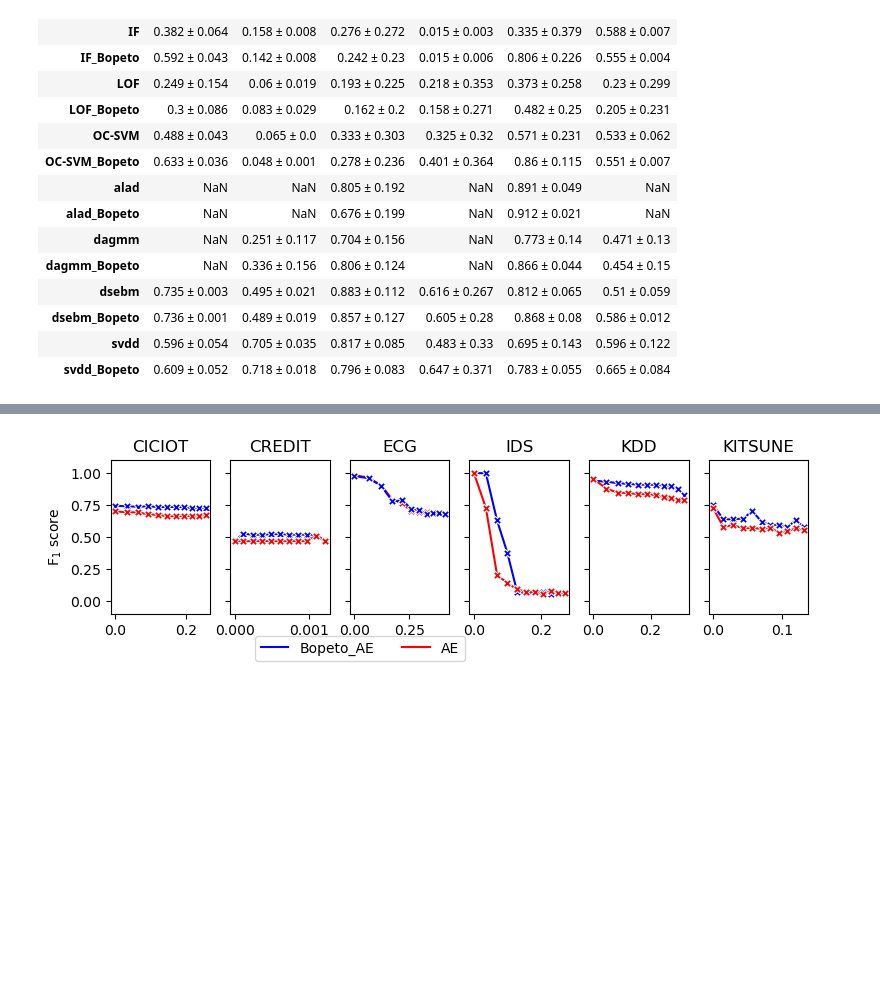
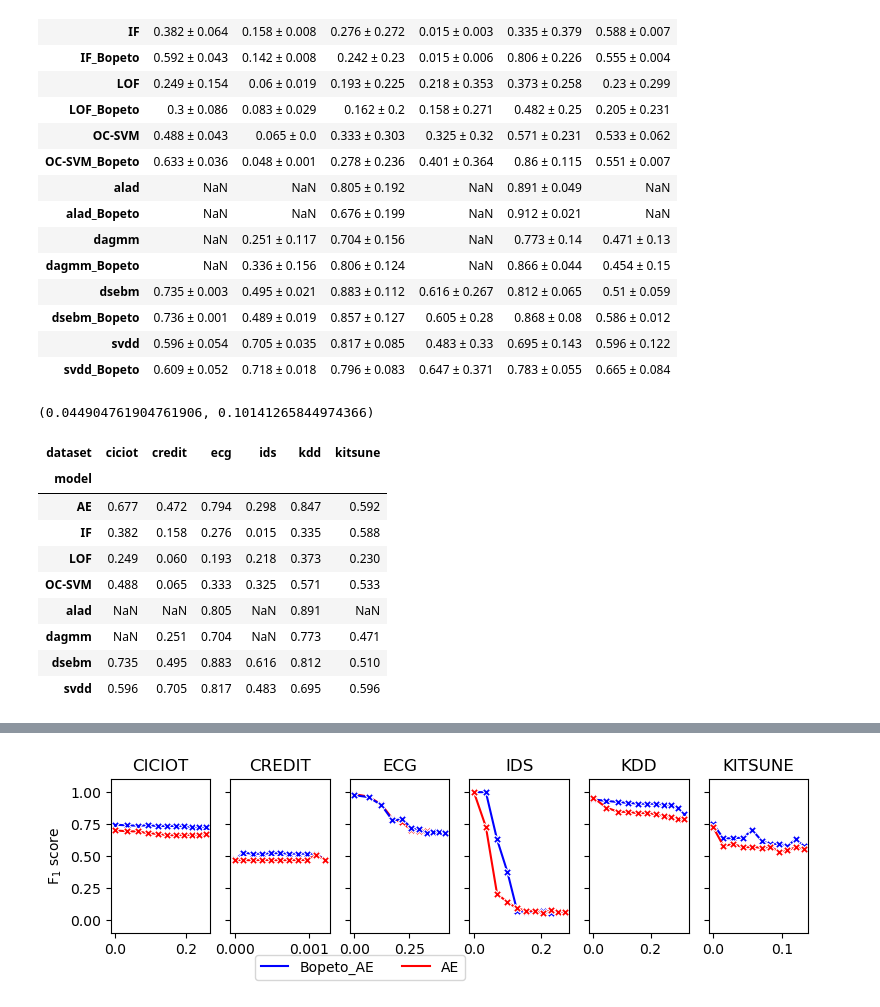
Before and after one commit to jmf-mas/jmf_bopeto, a Jupyter notebook: outputs/plots.ipynb, the cells around one changed output, grey strips where cells are left out. Cells and saved outputs as stored; diff of their text form; code cells hidden in the pictures; blank space fills up the shorter version.

```diff
--- a/outputs/plots.ipynb
+++ b/outputs/plots.ipynb
@@ -461,3 +477,21 @@ f1_df
 | dsebm_Bopeto | 0.736 ± 0.001 | 0.489 ± 0.019 | 0.857 ± 0.127 | 0.605 ± 0.28 | 0.868 ± 0.08 | 0.586 ± 0.012 |
 | svdd | 0.596 ± 0.054 | 0.705 ± 0.035 | 0.817 ± 0.085 | 0.483 ± 0.33 | 0.695 ± 0.143 | 0.596 ± 0.122 |
 | svdd_Bopeto | 0.609 ± 0.052 | 0.718 ± 0.018 | 0.796 ± 0.083 | 0.647 ± 0.371 | 0.783 ± 0.055 | 0.665 ± 0.084 |
+# %%
+gen = get_general_summary(f1_df)
+gen.stack().mean(), gen.stack().std()
+# %% [output]
+(0.044904761904761906, 0.10141265844974366)
+# %%
+a
+# %% [output]
+| dataset | ciciot | credit | ecg | ids | kdd | kitsune |
+| model |  |  |  |  |  |  |
+| AE | 0.677 | 0.472 | 0.794 | 0.298 | 0.847 | 0.592 |
+| IF | 0.382 | 0.158 | 0.276 | 0.015 | 0.335 | 0.588 |
+| LOF | 0.249 | 0.060 | 0.193 | 0.218 | 0.373 | 0.230 |
+| OC-SVM | 0.488 | 0.065 | 0.333 | 0.325 | 0.571 | 0.533 |
+| alad | NaN | NaN | 0.805 | NaN | 0.891 | NaN |
+| dagmm | NaN | 0.251 | 0.704 | NaN | 0.773 | 0.471 |
+| dsebm | 0.735 | 0.495 | 0.883 | 0.616 | 0.812 | 0.510 |
+| svdd | 0.596 | 0.705 | 0.817 | 0.483 | 0.695 | 0.596 |
```
Also changed, not shown: parts of 8 cells of this notebook, 2 other files.
